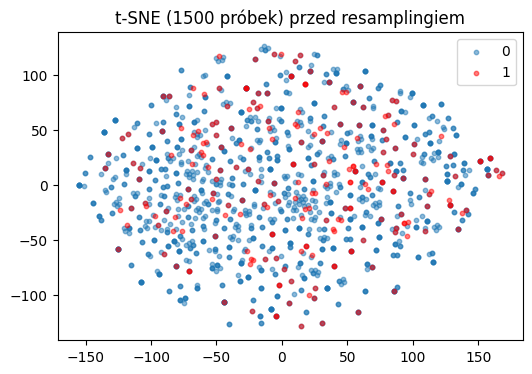
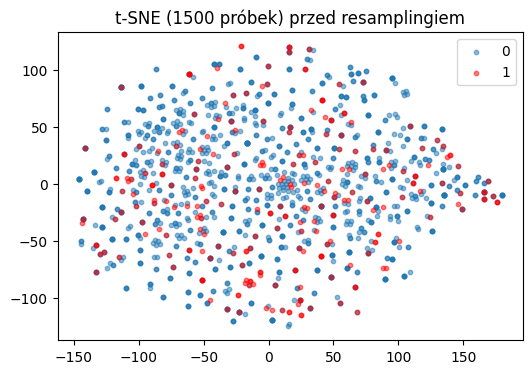
The notebook cell's code change between the first figure and the second:
--- before
+++ after
@@ -1,8 +1,11 @@
 import matplotlib.pyplot as plt
+import numpy as np
 from sklearn.manifold import TSNE
+from sklearn.linear_model import LogisticRegression
 from imblearn.over_sampling import SMOTE
 from imblearn.under_sampling import RandomUnderSampler
 from imblearn.combine import SMOTEENN
 from imblearn.pipeline import Pipeline as ImbPipeline
+from imblearn.metrics import classification_report_imbalanced
 
 idx = np.random.choice(len(X_train_imputed), 1500, replace=False)
@@ -21,4 +24,17 @@
 X_smote, y_smote = smote.fit_resample(X_train_imputed, y_train)
 
+idx_smote = np.random.choice(len(X_smote), 1500, replace=False)
+X_smote_sample, y_smote_sample = X_smote[idx_smote], y_smote.iloc[idx_smote]
+
+tsne_smote = TSNE(n_components=2, random_state=42)
+X_tsne_smote = tsne_smote.fit_transform(X_smote_sample)
+
+plt.figure(figsize=(6, 4))
+plt.scatter(X_tsne_smote[y_smote_sample == 0, 0], X_tsne_smote[y_smote_sample == 0, 1], label='0', alpha=0.5, s=10)
+plt.scatter(X_tsne_smote[y_smote_sample == 1, 0], X_tsne_smote[y_smote_sample == 1, 1], label='1', alpha=0.5, s=10, c='red')
+plt.title("t-SNE (1500 próbek) PO samym SMOTE")
+plt.legend()
+plt.show()
+
 resample_pipe = ImbPipeline([
     ('under', RandomUnderSampler(sampling_strategy=0.5, random_state=42)),
@@ -31,7 +47,22 @@
 
 sme = SMOTEENN(random_state=42)
-pipe_sme = ImbPipeline([('sme', sme), ('model', LogisticRegression(max_iter=1000))])
-pipe_sme.fit(X_train_imputed, y_train)
+X_sme, y_sme = sme.fit_resample(X_train_imputed, y_train)
+
+num_samples_sme = min(1500, len(X_sme))
+idx_sme = np.random.choice(len(X_sme), num_samples_sme, replace=False)
+X_sme_sample, y_sme_sample = X_sme[idx_sme], y_sme.iloc[idx_sme]
+
+tsne_sme = TSNE(n_components=2, random_state=42)
+X_tsne_sme = tsne_sme.fit_transform(X_sme_sample)
+
+plt.figure(figsize=(6, 4))
+plt.scatter(X_tsne_sme[y_sme_sample == 0, 0], X_tsne_sme[y_sme_sample == 0, 1], label='0', alpha=0.5, s=10)
+plt.scatter(X_tsne_sme[y_sme_sample == 1, 0], X_tsne_sme[y_sme_sample == 1, 1], label='1', alpha=0.5, s=10, c='red')
+plt.title("t-SNE PO hybrydowym SMOTE+ENN")
+plt.legend()
+plt.show()
+
+pipe_sme = ImbPipeline([('model', LogisticRegression(max_iter=1000))])
+pipe_sme.fit(X_sme, y_sme)
 print("--- SMOTE+ENN ---")
 print(classification_report_imbalanced(y_test, pipe_sme.predict(X_test_imputed)))
-

Commit: quick fix